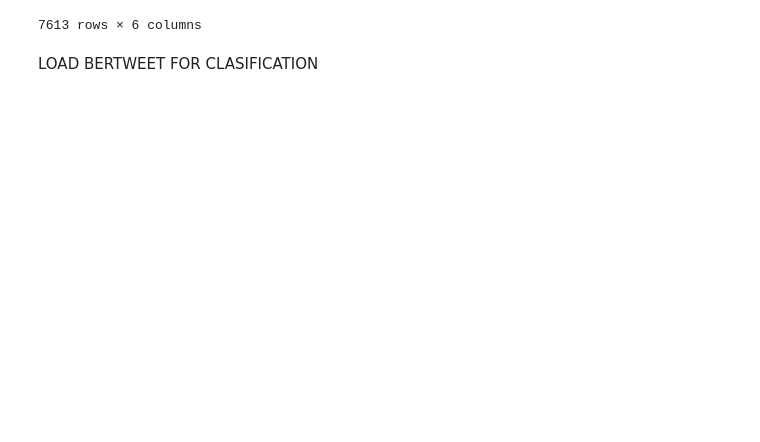
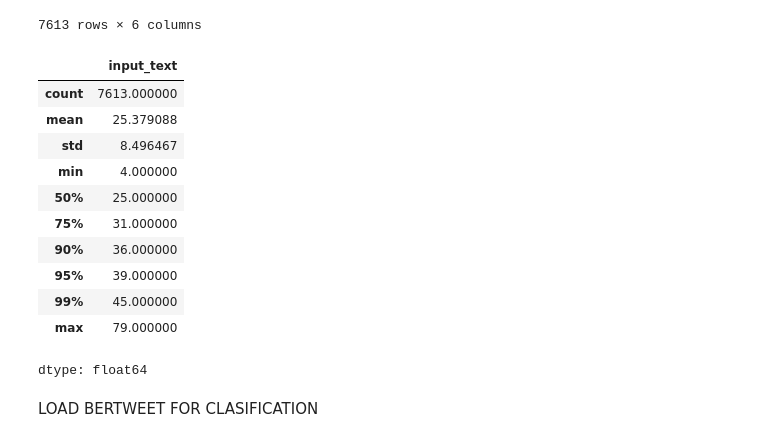
Before and after one commit to llucliment/Twitter-disaster, a Jupyter notebook: notebooks/bertweet.ipynb, the cells around one changed output. Drawn from its saved outputs; the diff is of its cells as text; code cells hidden in the pictures; blank space fills up the shorter version.

Commit message:
change to MAX_LENGTH to 64 tokens

```diff
--- a/notebooks/bertweet.ipynb
+++ b/notebooks/bertweet.ipynb
@@ -196,6 +192,33 @@ df
 | 7611 | 10872 | NaN | NaN | Police investigating after an e-b... | 1 | Police investigating after an e-b... |
 | 7612 | 10873 | NaN | NaN | The Latest: More Homes Razed by N... | 1 | The Latest: More Homes Razed by N... |
 7613 rows × 6 columns
+# %%
+# Checking number of tokens in each tweet to decide MAX_LENGTH
+
+token_lengths = df["input_text"].astype(str).apply(
+    lambda x: len(
+        tokenizer(
+            x,
+            add_special_tokens=True,
+            truncation=False
+        )["input_ids"]
+    )
+)
+
+token_lengths.describe(percentiles=[0.50, 0.75, 0.90, 0.95, 0.99])
+# %% [output]
+|  | input_text |
+| count | 7613.000000 |
+| mean | 25.379088 |
+| std | 8.496467 |
+| min | 4.000000 |
+| 50% | 25.000000 |
+| 75% | 31.000000 |
+| 90% | 36.000000 |
+| 95% | 39.000000 |
+| 99% | 45.000000 |
+| max | 79.000000 |
+dtype: float64
 # %%
 from torch.utils.data import DataLoader
 
```
Also changed, not shown: parts of 9 cells of this notebook.
